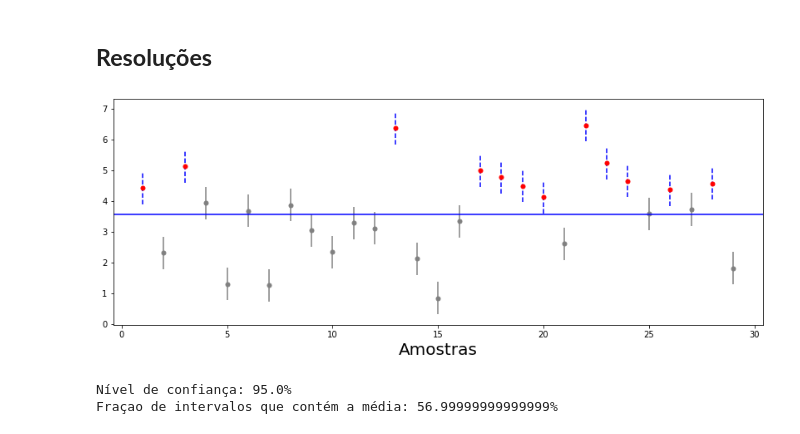
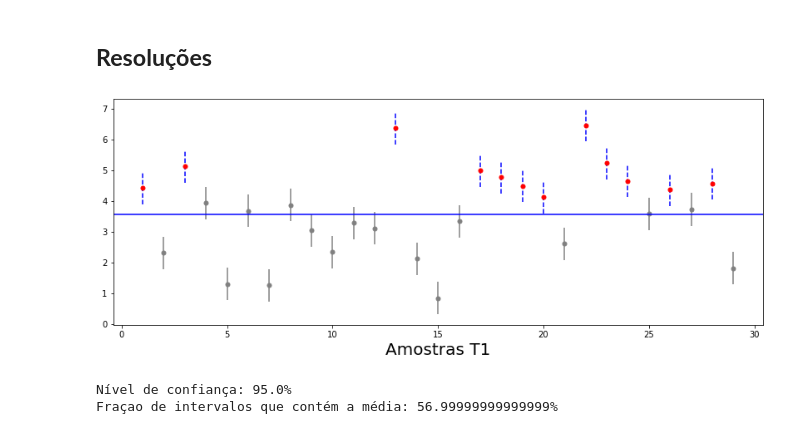
Before and after one commit to SamuelOliveira/Colab, a Jupyter notebook: FT043_2021S1_T4.ipynb, the cells around one changed output. Saved outputs shown, nothing was run; the diff lists cells and outputs as text; code cells hidden in the pictures.

```diff
--- a/FT043_2021S1_T4.ipynb
+++ b/FT043_2021S1_T4.ipynb
@@ -120,35 +120,36 @@ plt.show()
 # numero de intervalos
 Ns = size_T1
 # media populacional
 mu = mu_T1
 # desvio padrão populacional
 sigma = sigma_T1
 beta = 0.95 # nivel de confianca
 zalpha = 1.96 # valor de z (a partir de beta)
 c = 0 # conta o numero de intervalos que contem a media
 plt.figure(figsize=(14,5))
 
 for s in range(1,Ns):
     x = T1[s]                                   # amostra
     IC1 = np.mean(x) - zalpha*sigma/np.sqrt(Ns) #intervalo inferior
     IC2 = np.mean(x) + zalpha*sigma/np.sqrt(Ns) #intervalo superior
     is_between = x <= ic_T1[1] >= ic_T1[0]
     if(is_between):
         c =  c + 1
         # mostra o intervalo em cinza se continar a media
         plt.vlines(s, ymin=IC1, ymax=IC2, color = 'gray')
         plt.plot(s,np.mean(x), 'o', color = 'gray', markersize=5)
     else:
         # mostra o intervalo que nao contem a media
         plt.vlines(s, ymin=IC1, ymax=IC2, color = 'blue', linestyles = 'dashed')
         plt.plot(s,np.mean(x), 'o', color = 'red', markersize=5)
+mu_Ns = round(c/Ns,2)*100
 
 plt.axhline(y = mu, color = 'blue') # mostra a media populacional
-plt.xlabel('Amostras', fontsize=20)
+plt.xlabel('Amostras T1', fontsize=20)
 plt.show()
 print('Nível de confiança: {}%'.format(beta*100))
-print('Fraçao de intervalos que contém a média: {}%'.format(round(c/Ns,2)*100))
+print('Fraçao de intervalos que contém a média: {}%'.format(mu_Ns))
 # %% [output]
-[figure, old version]
+[figure, new version]
 Nível de confiança: 95.0%
 Fraçao de intervalos que contém a média: 56.99999999999999%
```
